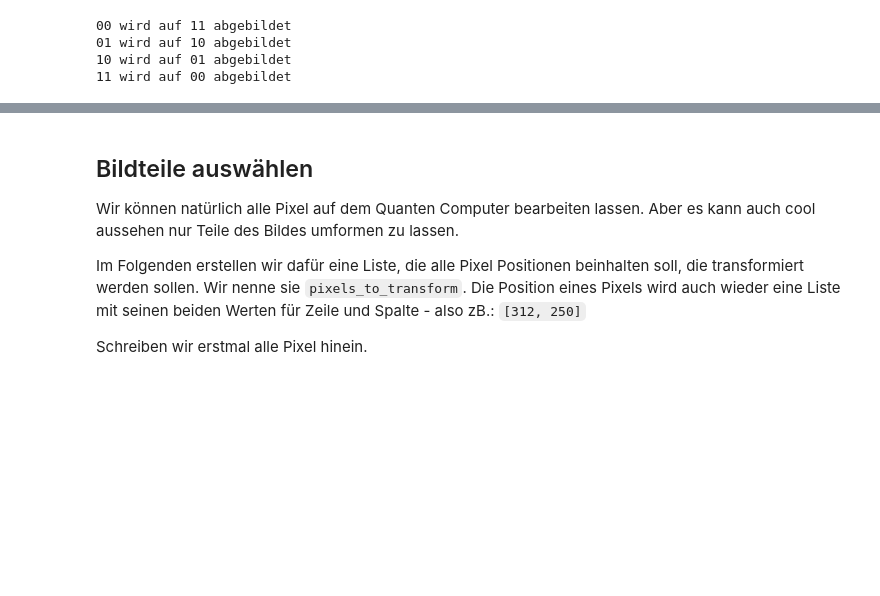
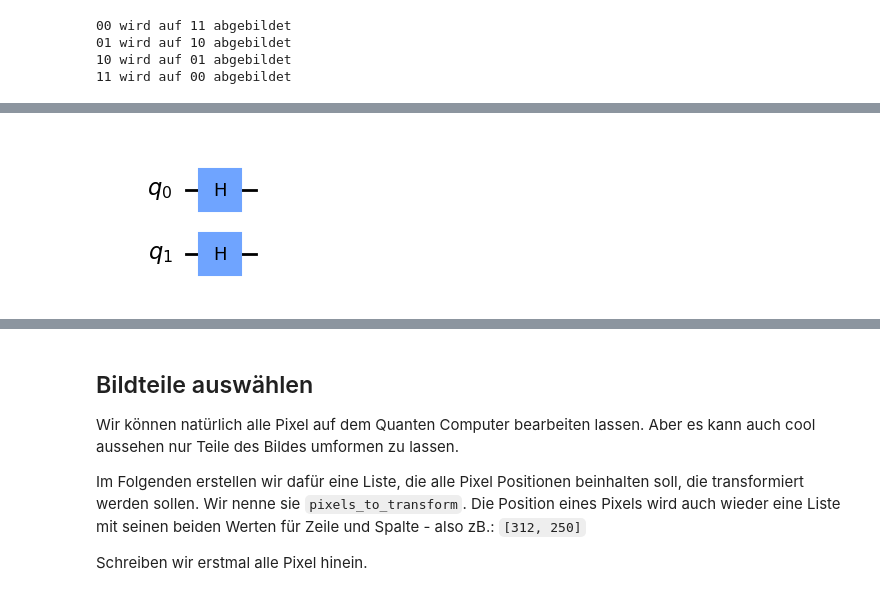
Before and after one commit to eileen-kuehn/intro_qc4images, a Jupyter notebook: worksheets/QolorQoding.ipynb, the cells around one changed output, grey strips where cells are left out. Saved outputs shown, nothing was run; the diff lists cells and outputs as text; code cells hidden in the pictures; blank space fills up the shorter version.

Commit message:
refactor: add more exercises to quantum worksheet

```diff
--- a/worksheets/QolorQoding.ipynb
+++ b/worksheets/QolorQoding.ipynb
@@ -156,0 +206,13 @@ print_mapping(mapping)
+# %%
+quantum_circuit_3c = QuantumCircuit(my_qubit_count())
+
+# --- Ab hier dein Code ---
+
+for qubit in range(my_qubit_count()):
+    quantum_circuit_3c.h(qubit)
+
+# -------------------------
+
+quantum_circuit_3c.draw(output="mpl")
+# %% [output]
+[figure, added]
```
Also changed, not shown: parts of 47 cells of this notebook, 3 other files.
